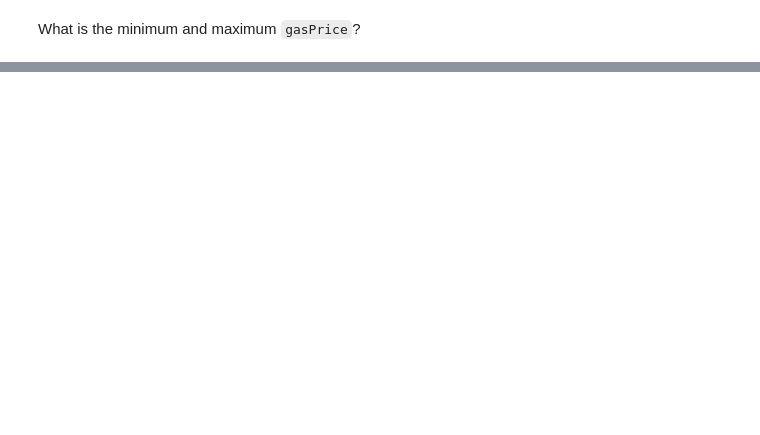
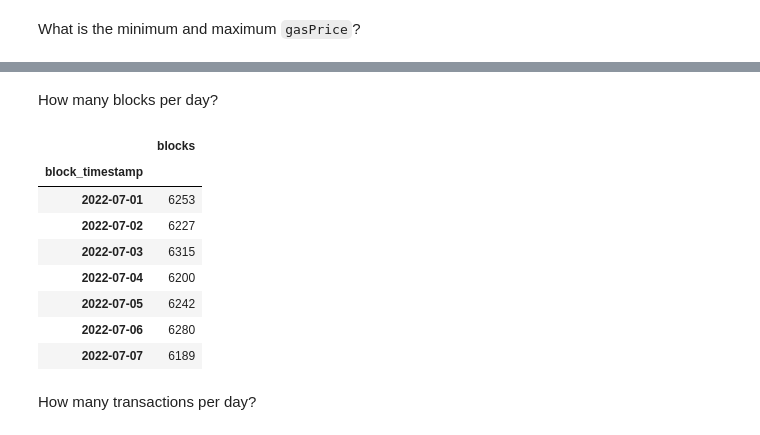
Before and after one commit to InterUniverse/blockchain, a Jupyter notebook: ethereum/nbs/ethereum_analysis.ipynb, the cells around one changed output, grey strips where cells are left out. Cells and saved outputs as stored; diff of their text form; code cells hidden in the pictures; blank space fills up the shorter version.

```diff
--- a/ethereum/nbs/ethereum_analysis.ipynb
+++ b/ethereum/nbs/ethereum_analysis.ipynb
@@ -309,0 +291,16 @@ min:0; max:249,999,999,999,999,995,805,696; median:0; mean:1,935,085,034,425,374
+# %% [markdown]
+How many blocks per day?
+# %%
+df.resample('D', on='block_timestamp').agg(blocks=('blockNumber','nunique'))
+# %% [output]
+|  | blocks |
+| block_timestamp |  |
+| 2022-07-01 | 6253 |
+| 2022-07-02 | 6227 |
+| 2022-07-03 | 6315 |
+| 2022-07-04 | 6200 |
+| 2022-07-05 | 6242 |
+| 2022-07-06 | 6280 |
+| 2022-07-07 | 6189 |
+# %% [markdown]
+How many transactions per day?
```
Also changed, not shown: parts of 42 cells of this notebook, 1 other file.
